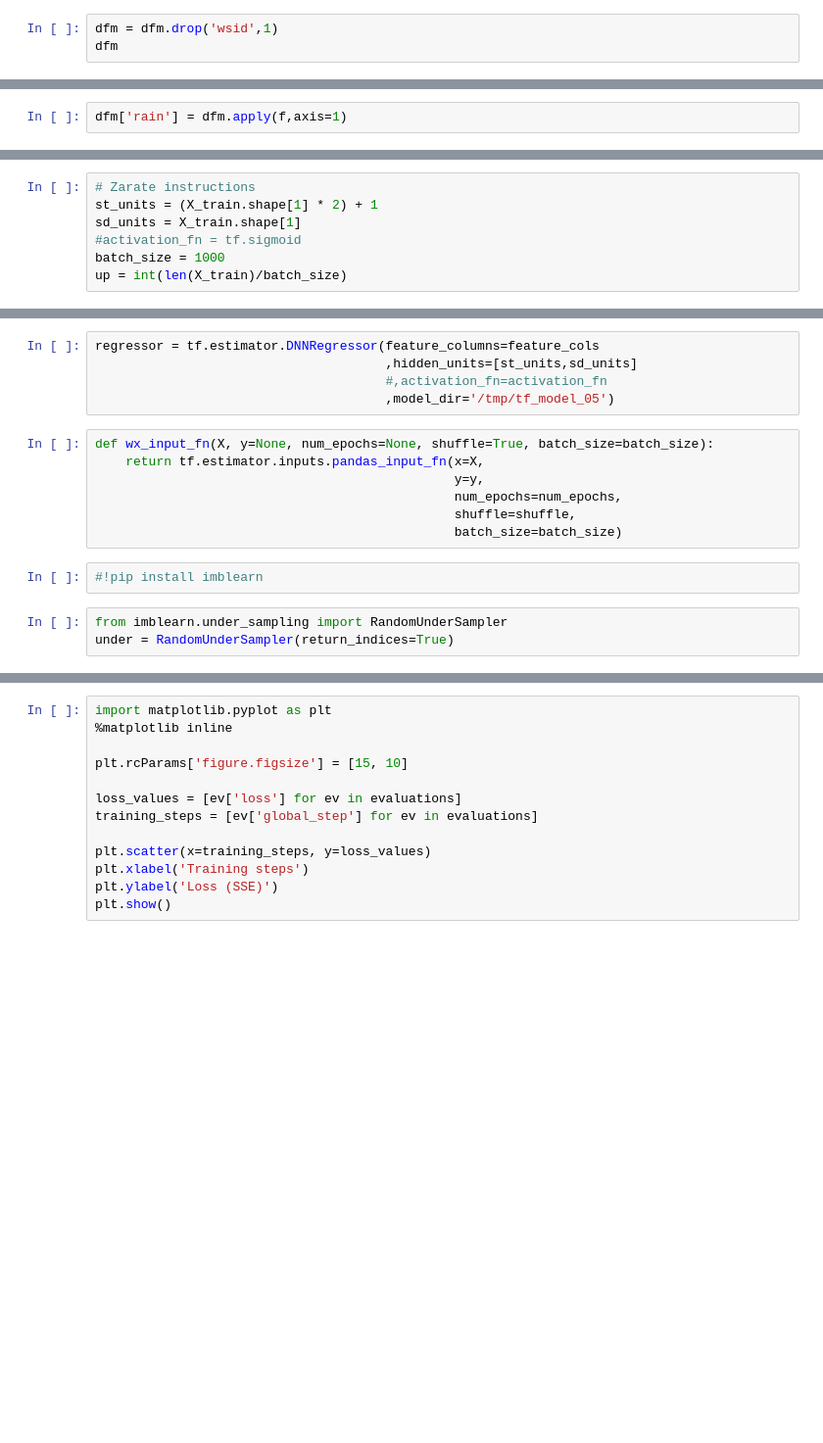
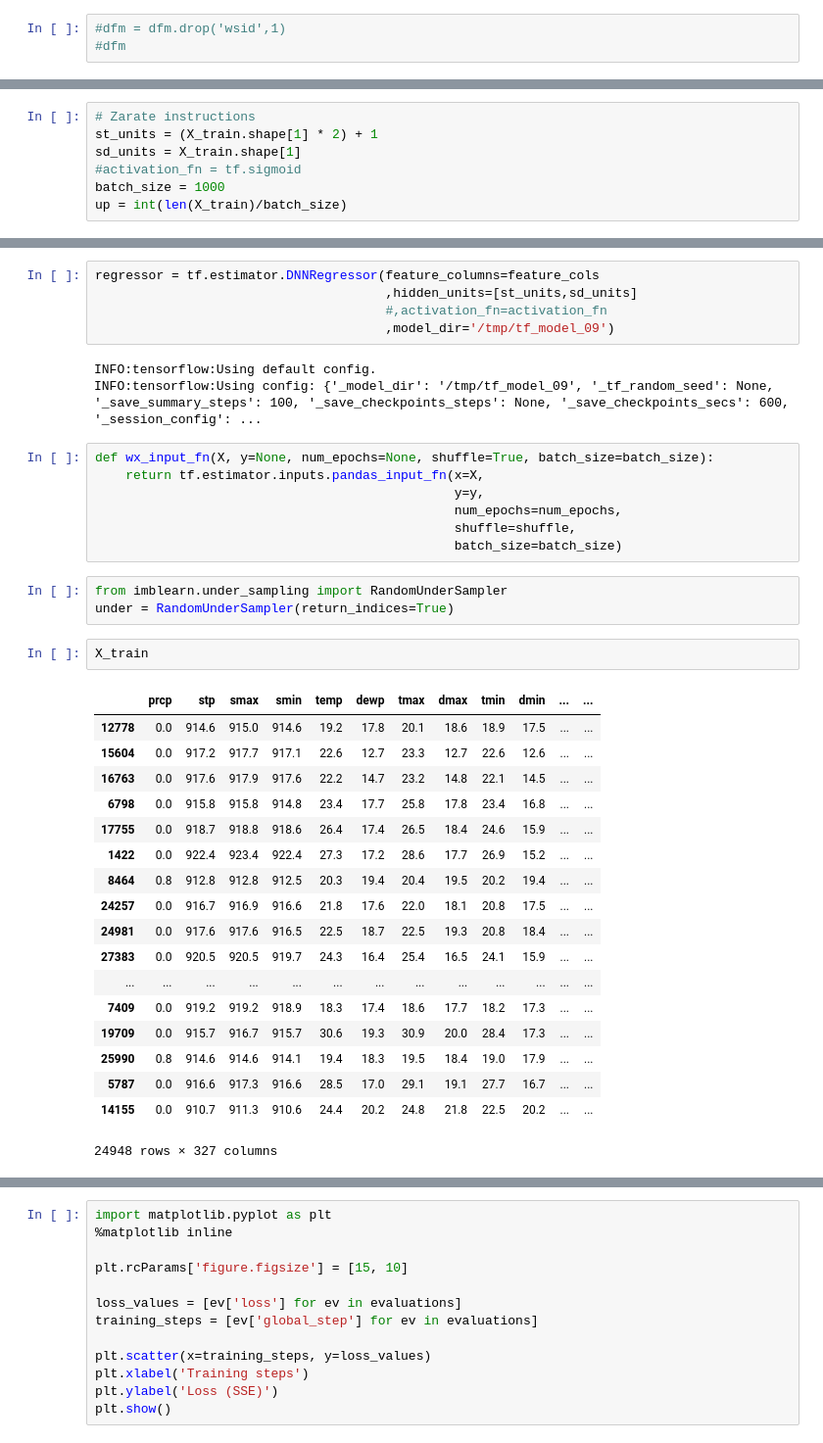
Before and after one commit to dedeco/bigclima-project, a Jupyter notebook: notebooks/graphs-zarate-n15-summer-bh-prcp-extreme.ipynb, the cells around one changed output, grey strips where cells are left out. Shown: that part at 98% size. Drawn from its saved outputs; the diff is of its cells as text; blank space fills up the shorter version.

```diff
--- a/notebooks/graphs-zarate-n15-summer-bh-prcp-extreme.ipynb
+++ b/notebooks/graphs-zarate-n15-summer-bh-prcp-extreme.ipynb
@@ -309,8 +537,8 @@ REMOVE = ['elvt','lat', 'lon']
 for v in REMOVE:
     dfm = dfm.drop(v,1)
 # %%
-dfm = dfm.drop('wsid',1)
-dfm
+#dfm = dfm.drop('wsid',1)
+#dfm
 # %%
 #dfm.loc[28807,'prcp_plus_1'] = 0.0
 #x = dfm[dfm['prcp_plus_1']==99.99]
@@ -328,5 +548,3 @@ def f(x):
-# %%
-dfm['rain'] = dfm.apply(f,axis=1)
 # %% [markdown]
 <h2>Mineiração dos dados</h2>
 # %% [markdown]
@@ -370,7 +616,10 @@ feature_cols = [tf.feature_column.numeric_column(col) for col in Z.columns]
 regressor = tf.estimator.DNNRegressor(feature_columns=feature_cols
                                       ,hidden_units=[st_units,sd_units]
                                       #,activation_fn=activation_fn
-                                      ,model_dir='/tmp/tf_model_05')
+                                      ,model_dir='/tmp/tf_model_09')
+# %% [output]
+INFO:tensorflow:Using default config.
+INFO:tensorflow:Using config: {'_model_dir': '/tmp/tf_model_09', '_tf_random_seed': None, '_save_summary_steps': 100, '_save_checkpoints_steps': None, '_save_checkpoints_secs': 600, '_session_config': ...
 # %%
 def wx_input_fn(X, y=None, num_epochs=None, shuffle=True, batch_size=batch_size):
     return tf.estimator.inputs.pandas_input_fn(x=X,
@@ -378,8 +627,27 @@ def wx_input_fn(X, y=None, num_epochs=None, shuffle=True, batch_size=batch_size)
                                                num_epochs=num_epochs,
                                                shuffle=shuffle,
                                                batch_size=batch_size)
-# %%
-#!pip install imblearn
 # %%
 from imblearn.under_sampling import RandomUnderSampler
 under = RandomUnderSampler(return_indices=True)
+# %%
+X_train
+# %% [output]
+|  | prcp | stp | smax | smin | temp | dewp | tmax | dmax | tmin | dmin | ... | ... |
+| 12778 | 0.0 | 914.6 | 915.0 | 914.6 | 19.2 | 17.8 | 20.1 | 18.6 | 18.9 | 17.5 | ... | ... |
+| 15604 | 0.0 | 917.2 | 917.7 | 917.1 | 22.6 | 12.7 | 23.3 | 12.7 | 22.6 | 12.6 | ... | ... |
+| 16763 | 0.0 | 917.6 | 917.9 | 917.6 | 22.2 | 14.7 | 23.2 | 14.8 | 22.1 | 14.5 | ... | ... |
+| 6798 | 0.0 | 915.8 | 915.8 | 914.8 | 23.4 | 17.7 | 25.8 | 17.8 | 23.4 | 16.8 | ... | ... |
+| 17755 | 0.0 | 918.7 | 918.8 | 918.6 | 26.4 | 17.4 | 26.5 | 18.4 | 24.6 | 15.9 | ... | ... |
+| 1422 | 0.0 | 922.4 | 923.4 | 922.4 | 27.3 | 17.2 | 28.6 | 17.7 | 26.9 | 15.2 | ... | ... |
+| 8464 | 0.8 | 912.8 | 912.8 | 912.5 | 20.3 | 19.4 | 20.4 | 19.5 | 20.2 | 19.4 | ... | ... |
+| 24257 | 0.0 | 916.7 | 916.9 | 916.6 | 21.8 | 17.6 | 22.0 | 18.1 | 20.8 | 17.5 | ... | ... |
+| 24981 | 0.0 | 917.6 | 917.6 | 916.5 | 22.5 | 18.7 | 22.5 | 19.3 | 20.8 | 18.4 | ... | ... |
+| 27383 | 0.0 | 920.5 | 920.5 | 919.7 | 24.3 | 16.4 | 25.4 | 16.5 | 24.1 | 15.9 | ... | ... |
+| ... | ... | ... | ... | ... | ... | ... | ... | ... | ... | ... | ... | ... |
+| 7409 | 0.0 | 919.2 | 919.2 | 918.9 | 18.3 | 17.4 | 18.6 | 17.7 | 18.2 | 17.3 | ... | ... |
+| 19709 | 0.0 | 915.7 | 916.7 | 915.7 | 30.6 | 19.3 | 30.9 | 20.0 | 28.4 | 17.3 | ... | ... |
+| 25990 | 0.8 | 914.6 | 914.6 | 914.1 | 19.4 | 18.3 | 19.5 | 18.4 | 19.0 | 17.9 | ... | ... |
+| 5787 | 0.0 | 916.6 | 917.3 | 916.6 | 28.5 | 17.0 | 29.1 | 19.1 | 27.7 | 16.7 | ... | ... |
+| 14155 | 0.0 | 910.7 | 911.3 | 910.6 | 24.4 | 20.2 | 24.8 | 21.8 | 22.5 | 20.2 | ... | ... |
+24948 rows × 327 columns
```
Also changed, not shown: parts of 43 cells of this notebook, 3 other files.
